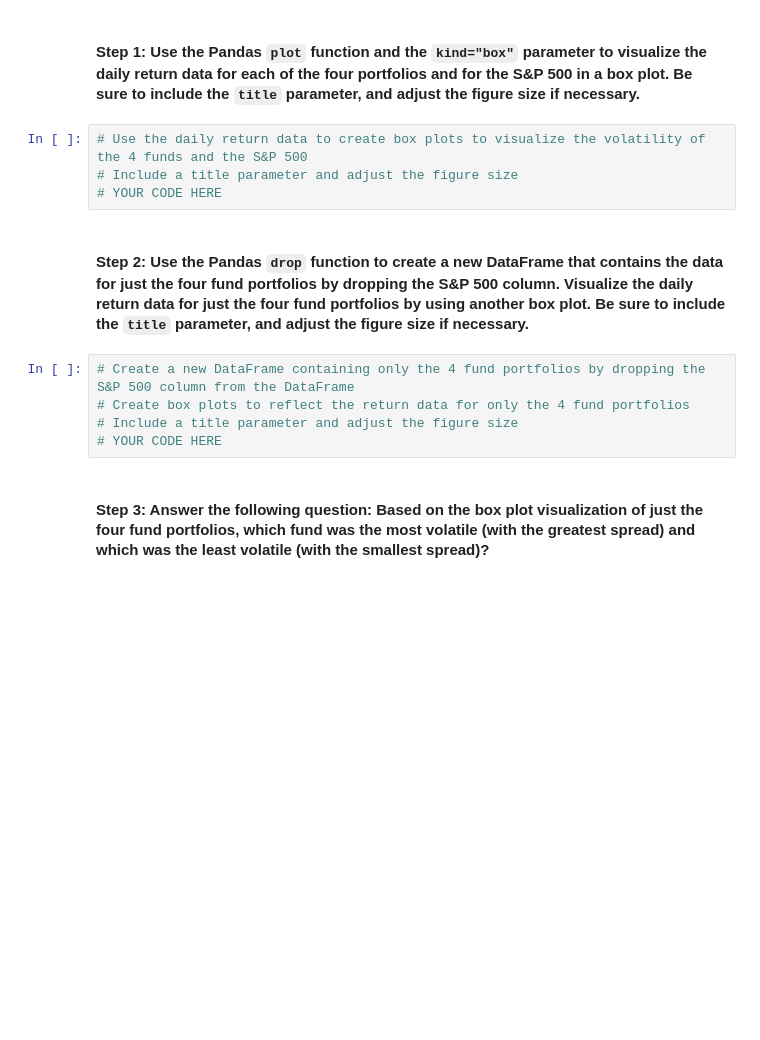
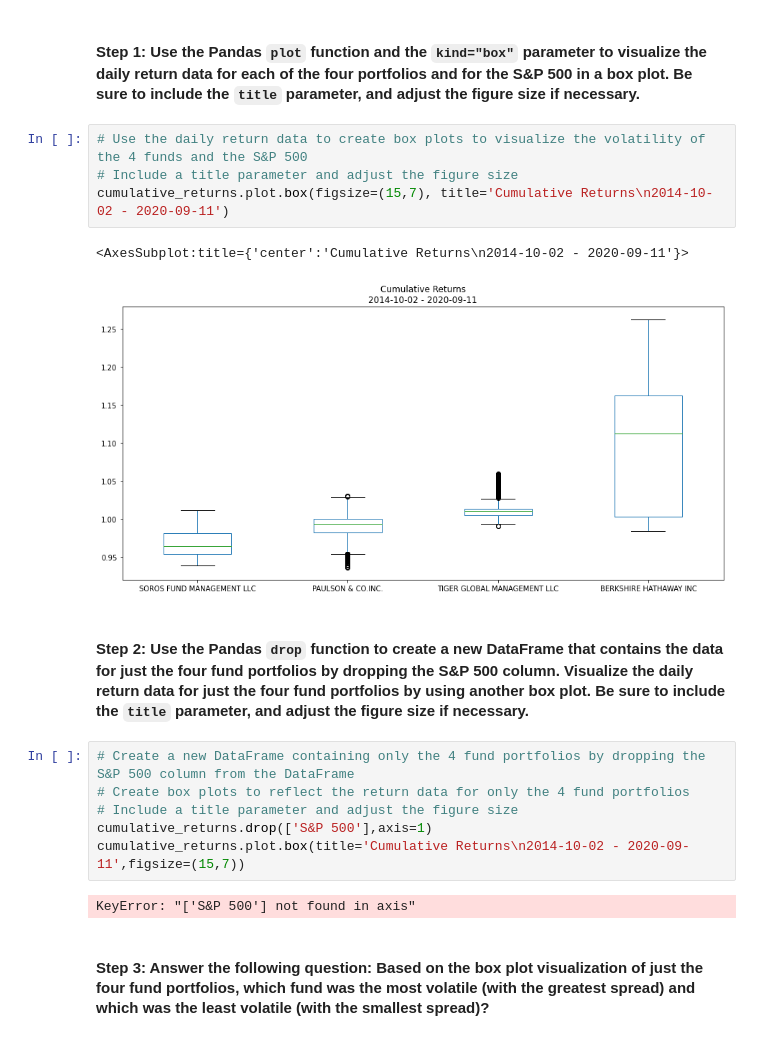
Before and after one commit to blandwhite/Challenge_4, a Jupyter notebook: Starter_Code/risk_return_analysis.ipynb, the cells around one changed output. Saved outputs shown, nothing was run; the diff lists cells and outputs as text; blank space fills up the shorter version.

```diff
--- a/Starter_Code/risk_return_analysis.ipynb
+++ b/Starter_Code/risk_return_analysis.ipynb
@@ -236,14 +257,20 @@ Analyze the volatility of each of the four fund portfolios and of the S&P 500 In
 # %%
 # Use the daily return data to create box plots to visualize the volatility of the 4 funds and the S&P 500
 # Include a title parameter and adjust the figure size
-# YOUR CODE HERE
+cumulative_returns.plot.box(figsize=(15,7), title='Cumulative Returns\n2014-10-02 - 2020-09-11')
+# %% [output]
+<AxesSubplot:title={'center':'Cumulative Returns\n2014-10-02 - 2020-09-11'}>
+[figure, added]
 # %% [markdown]
 #### Step 2: Use the Pandas `drop` function to create a new DataFrame that contains the data for just the four fund portfolios by dropping the S&P 500 column. Visualize the daily return data for just the four fund portfolios by using another box plot. Be sure to include the `title` parameter, and adjust the figure size if necessary.
 # %%
 # Create a new DataFrame containing only the 4 fund portfolios by dropping the S&P 500 column from the DataFrame
 # Create box plots to reflect the return data for only the 4 fund portfolios
 # Include a title parameter and adjust the figure size
-# YOUR CODE HERE
+cumulative_returns.drop(['S&P 500'],axis=1)
+cumulative_returns.plot.box(title='Cumulative Returns\n2014-10-02 - 2020-09-11',figsize=(15,7))
+# %% [output]
+KeyError: "['S&P 500'] not found in axis"
 # %% [markdown]
 #### Step 3: Answer the following question: Based on the box plot visualization of just the four fund portfolios, which fund was the most volatile (with the greatest spread) and which was the least volatile (with the smallest spread)?
 # %% [markdown]
```
Also changed, not shown: parts of 3 cells of this notebook, 4 other files.
